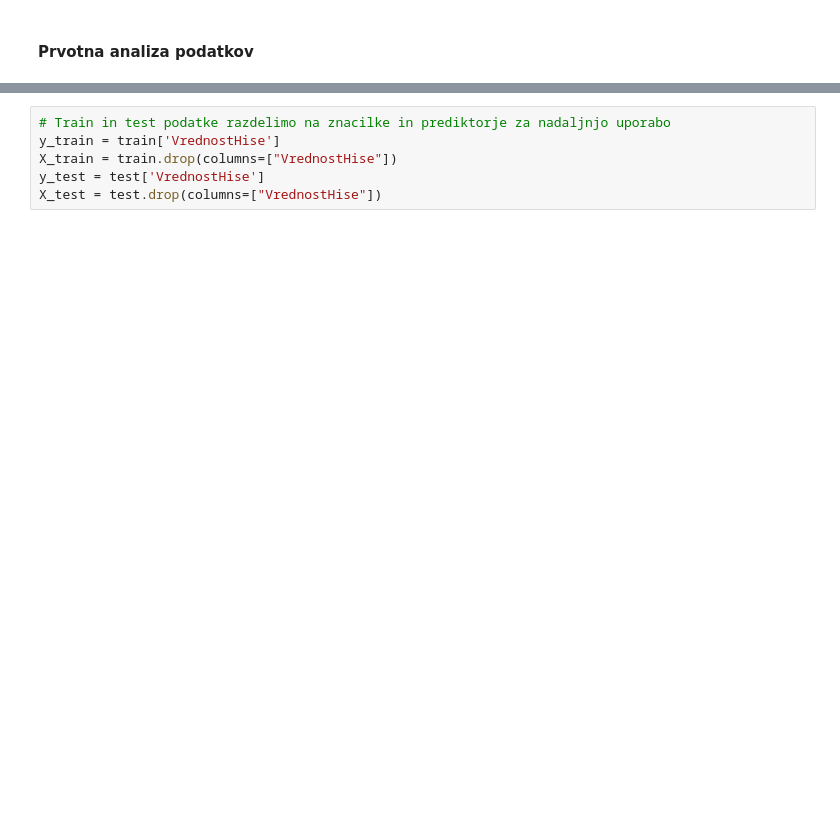
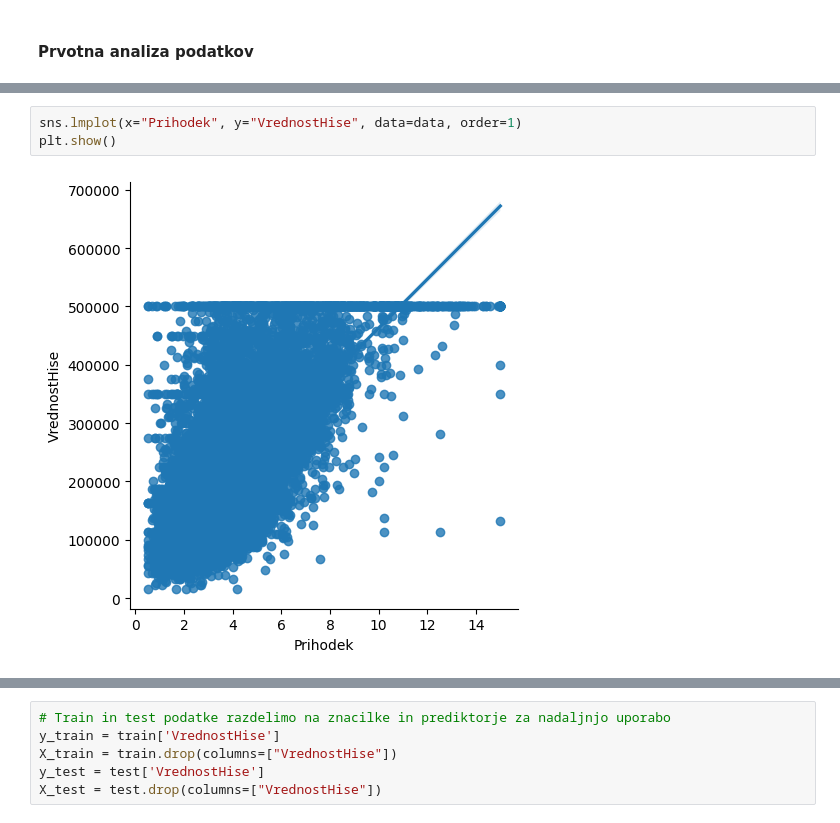
Before and after one commit to mihajlov123/python-analitika-2-notes, a Jupyter notebook: Izpit/Izpit_2023_04.ipynb, the cells around one changed output, grey strips where cells are left out. Cells and saved outputs as stored; diff of their text form; blank space fills up the shorter version.

```diff
--- a/Izpit/Izpit_2023_04.ipynb
+++ b/Izpit/Izpit_2023_04.ipynb
@@ -173,0 +217,5 @@ Name: VzorcnoSteviloPrebivalcev, Length: 3888, dtype: int64
+# %%
+sns.lmplot(x="Prihodek", y="VrednostHise", data=data, order=1)
+plt.show()
+# %% [output]
+[figure, added]
```
Also changed, not shown: parts of 18 cells of this notebook.
